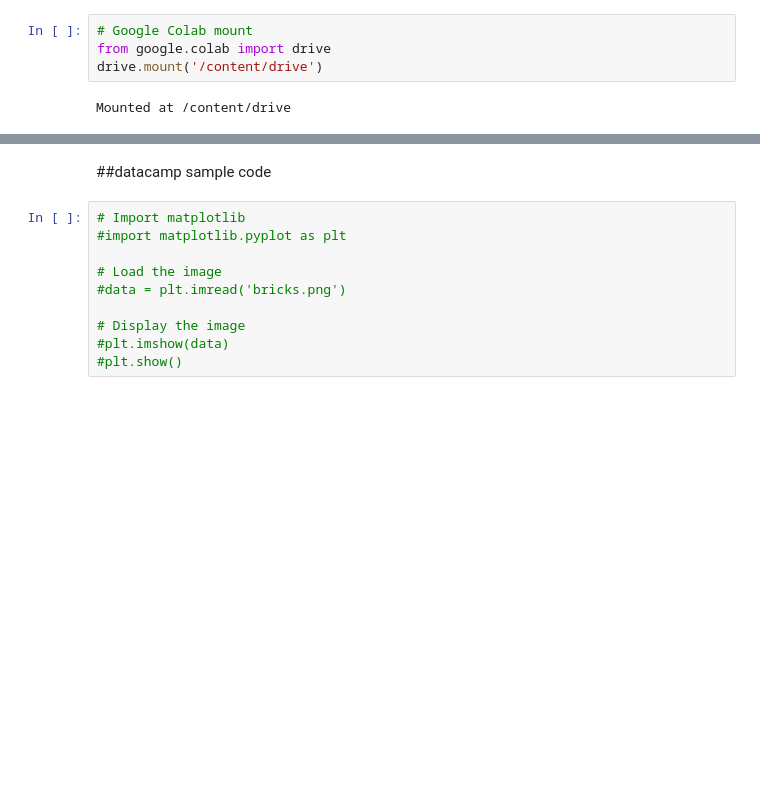
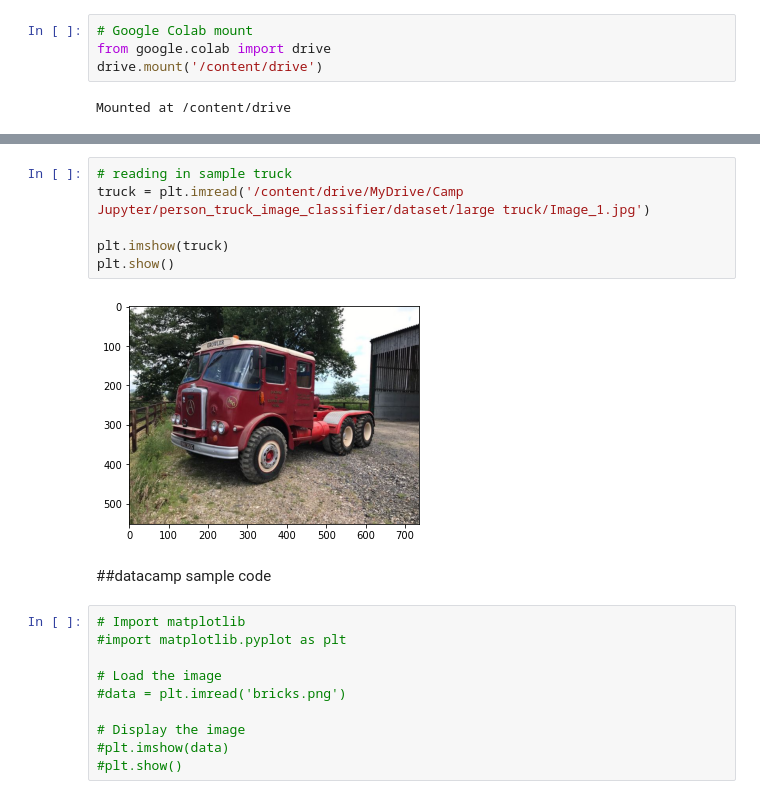
Before and after one commit to cmannnn/pedestrian_truck_car_image_classifier, a Jupyter notebook: keras_classifier.ipynb, the cells around one changed output, grey strips where cells are left out. Saved outputs shown, nothing was run; the diff lists cells and outputs as text; blank space fills up the shorter version.

```diff
--- a/keras_classifier.ipynb
+++ b/keras_classifier.ipynb
@@ -25,3 +28,11 @@ plt.show()
+# %%
+# reading in sample truck
+truck = plt.imread('/content/drive/MyDrive/Camp Jupyter/person_truck_image_classifier/dataset/large truck/Image_1.jpg')
+
+plt.imshow(truck)
+plt.show()
+# %% [output]
+[figure, added]
 # %% [markdown]
 ##datacamp sample code
 # %%
```
Also changed, not shown: parts of 1 cell of this notebook.
